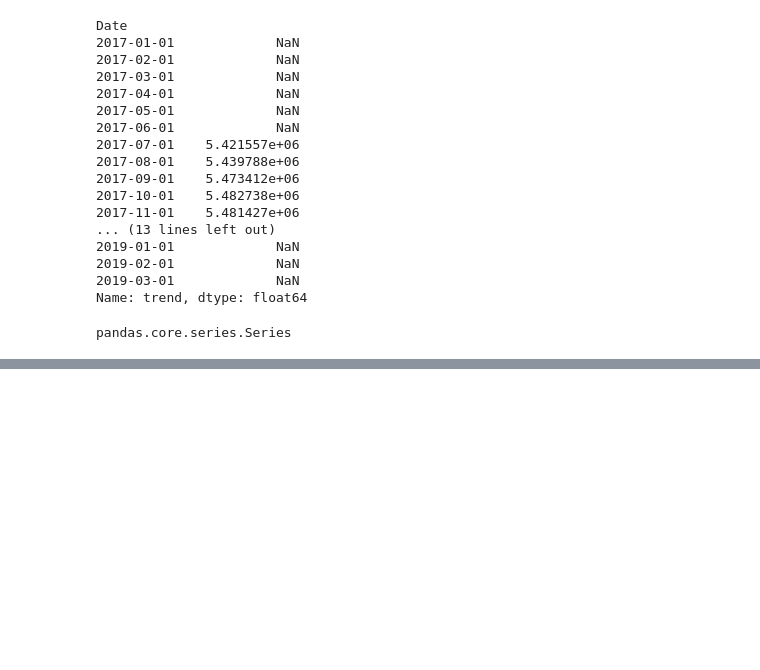
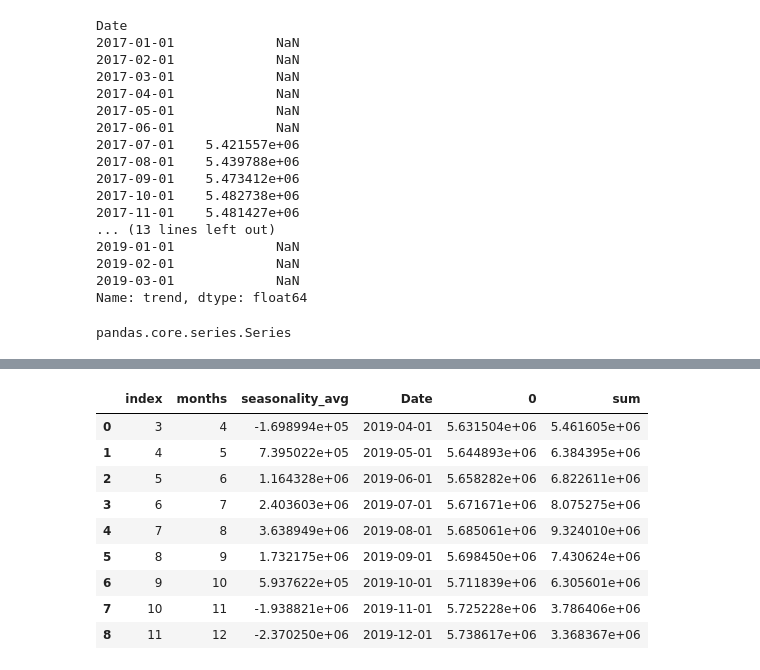
Before and after one commit to LuisaPolicarpo/Project5, a Jupyter notebook: Duvidas_FC.ipynb, the cells around one changed output, grey strips where cells are left out. Cells and saved outputs as stored; diff of their text form; code cells hidden in the pictures; blank space fills up the shorter version.

```diff
--- a/Duvidas_FC.ipynb
+++ b/Duvidas_FC.ipynb
@@ -144,0 +322,7 @@ ValueError: ignored
+# %%
+df_season_test_set = df_season.drop([0, 1, 2])
+# %%
+df_season_test_set.reset_index(inplace=True)
+df_y_pred.reset_index(inplace=True)
+# %%
+df_final = pd.concat([df_season_test_set, df_y_pred], axis=1)
@@ -144,0 +342,15 @@ ValueError: ignored
+# %%
+df_final['sum'] = df_final['seasonality_avg'] + df_final[0]
+# %%
+df_final
+# %% [output]
+|  | index | months | seasonality_avg | Date | 0 | sum |
+| 0 | 3 | 4 | -1.698994e+05 | 2019-04-01 | 5.631504e+06 | 5.461605e+06 |
+| 1 | 4 | 5 | 7.395022e+05 | 2019-05-01 | 5.644893e+06 | 6.384395e+06 |
+| 2 | 5 | 6 | 1.164328e+06 | 2019-06-01 | 5.658282e+06 | 6.822611e+06 |
+| 3 | 6 | 7 | 2.403603e+06 | 2019-07-01 | 5.671671e+06 | 8.075275e+06 |
+| 4 | 7 | 8 | 3.638949e+06 | 2019-08-01 | 5.685061e+06 | 9.324010e+06 |
+| 5 | 8 | 9 | 1.732175e+06 | 2019-09-01 | 5.698450e+06 | 7.430624e+06 |
+| 6 | 9 | 10 | 5.937622e+05 | 2019-10-01 | 5.711839e+06 | 6.305601e+06 |
+| 7 | 10 | 11 | -1.938821e+06 | 2019-11-01 | 5.725228e+06 | 3.786406e+06 |
+| 8 | 11 | 12 | -2.370250e+06 | 2019-12-01 | 5.738617e+06 | 3.368367e+06 |
```
Also changed, not shown: parts of 30 cells of this notebook.
